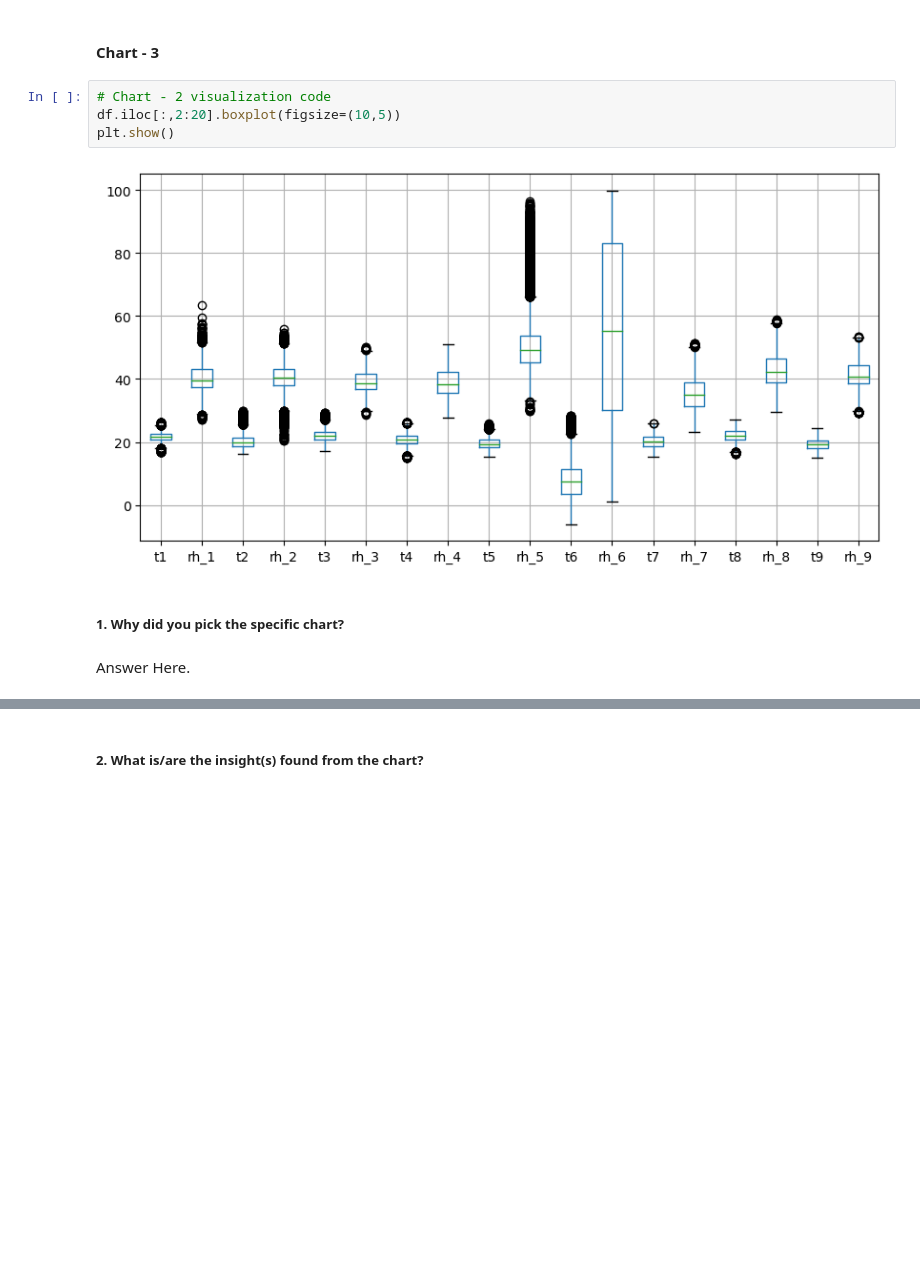
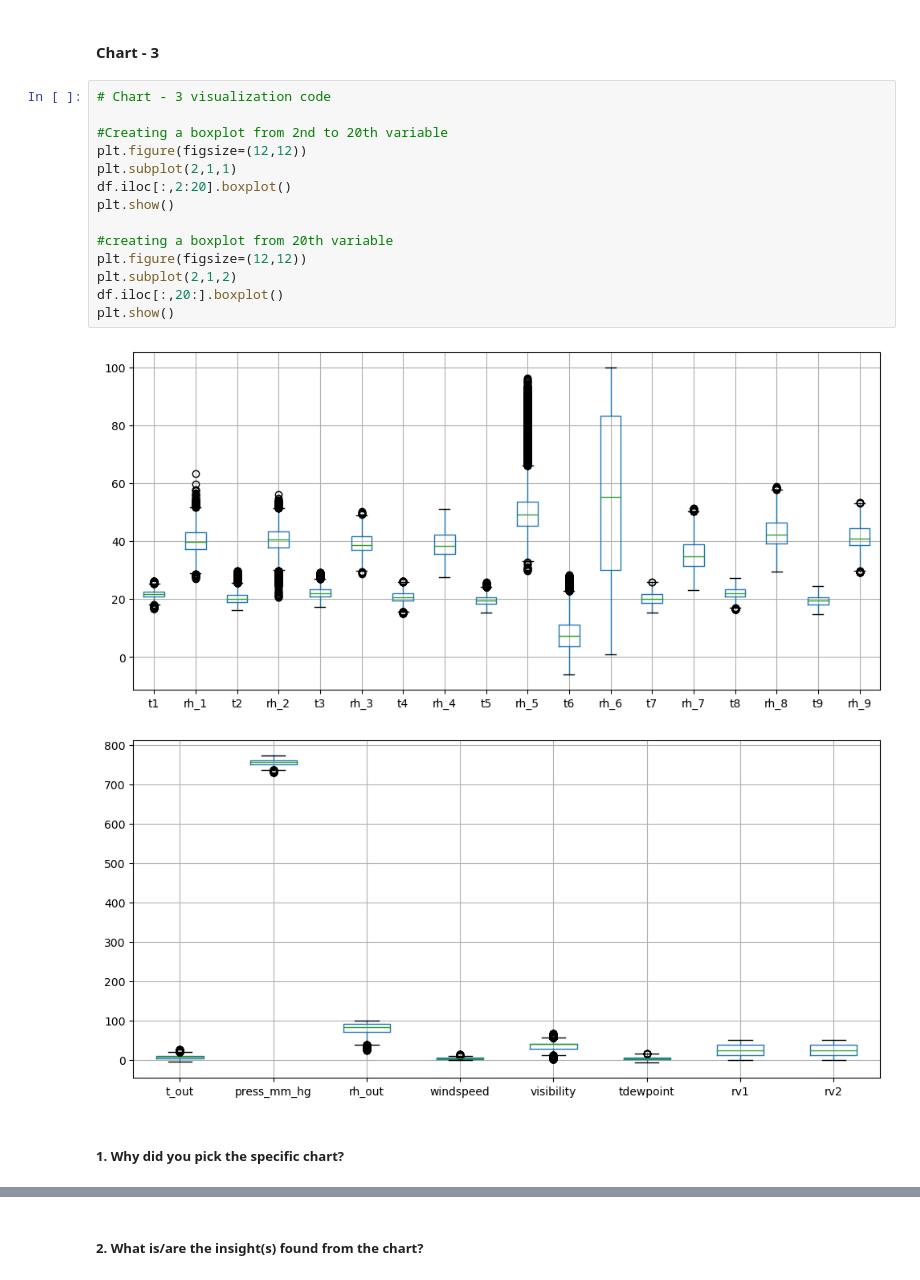
Before and after one commit to balaji-89/ApplianceEnergyPrediction, a Jupyter notebook: Solution/appliance_energy_EDA.ipynb, the cells around one changed output, grey strips where cells are left out. Cells and saved outputs as stored; diff of their text form; blank space fills up the shorter version.

```diff
--- a/Solution/appliance_energy_EDA.ipynb
+++ b/Solution/appliance_energy_EDA.ipynb
@@ -270,13 +278,22 @@ Are there any insights that lead to negative growth? Justify with specific reaso
 Yes, I think this trend which we noticed in the chart may helps us to estimate the future usage of the appliances.
 # %% [markdown]
 #### Chart - 3
-# %%
-# Chart - 2 visualization code
-df.iloc[:,2:20].boxplot(figsize=(10,5))
-plt.show()
-# %% [output]
-[figure, removed]
+# %%
+# Chart - 3 visualization code
+
+#Creating a boxplot from 2nd to 20th variable
+plt.figure(figsize=(12,12))
+plt.subplot(2,1,1)
+df.iloc[:,2:20].boxplot()
+plt.show()
+
+#creating a boxplot from 20th variable
+plt.figure(figsize=(12,12))
+plt.subplot(2,1,2)
+df.iloc[:,20:].boxplot()
+plt.show()
+# %% [output]
+[figure, added]
+[figure, added]
 # %% [markdown]
 ##### 1. Why did you pick the specific chart?
-# %% [markdown]
-Answer Here.
```
Also changed, not shown: parts of 115 cells of this notebook.
